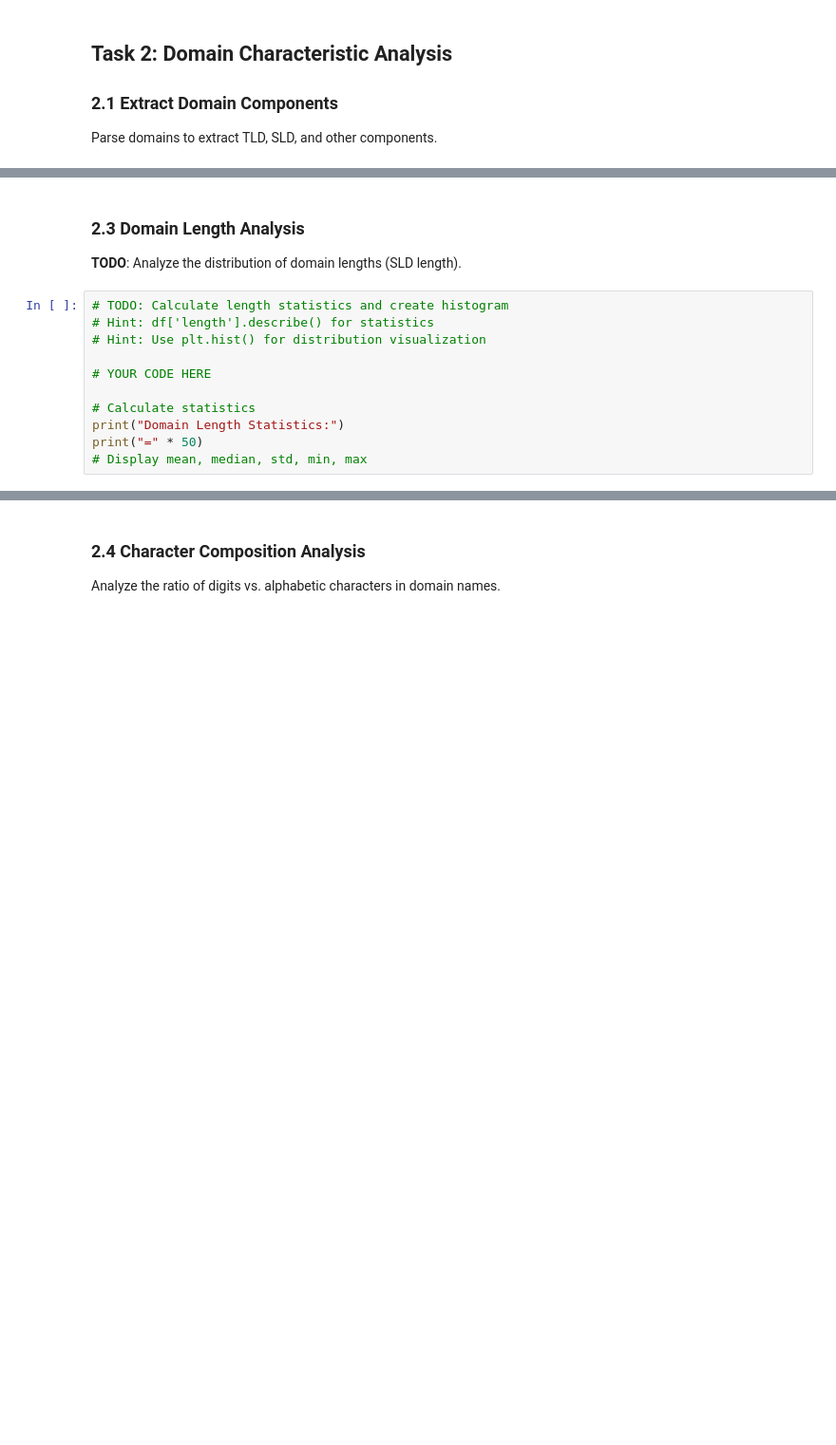
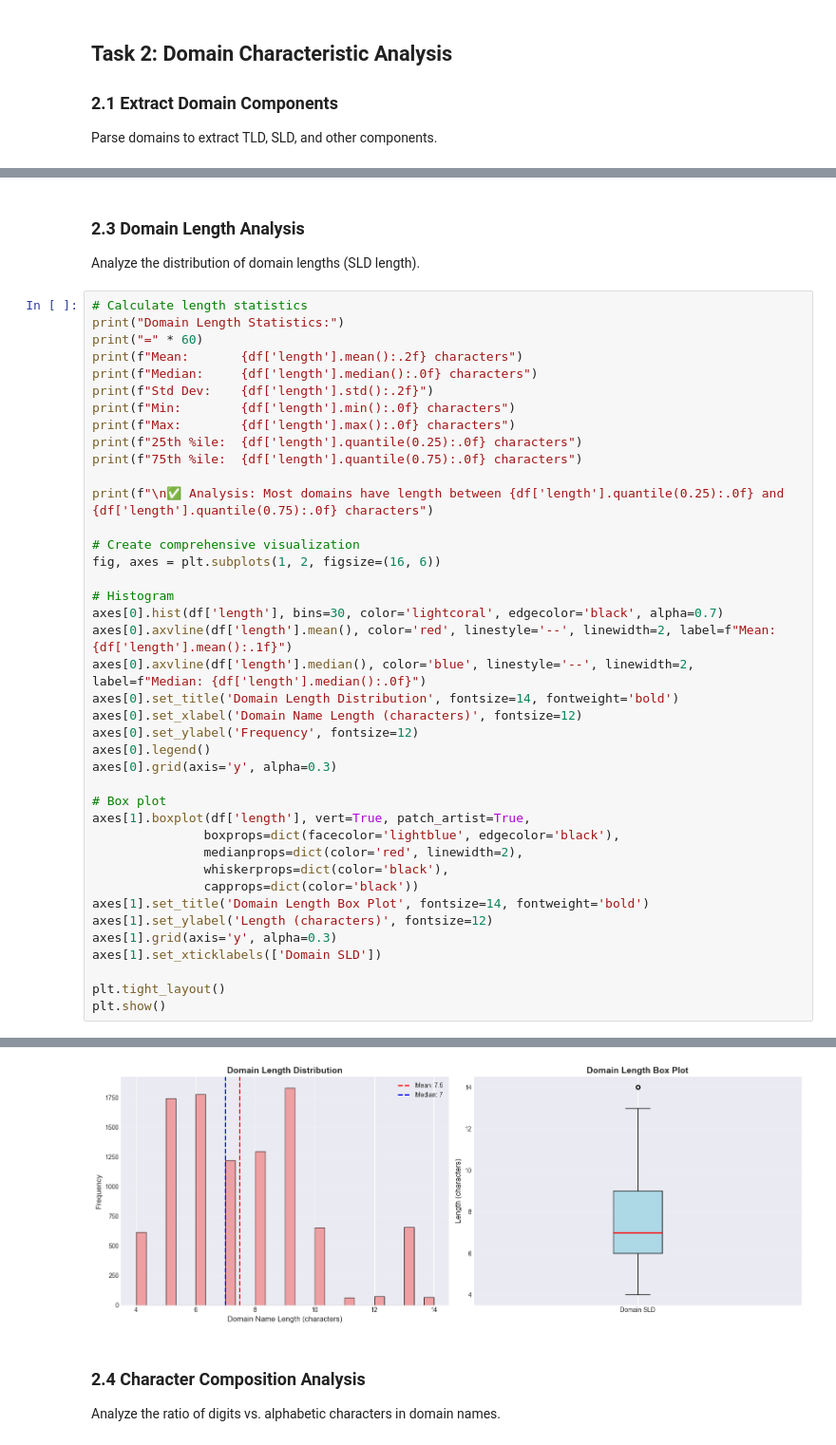
Before and after one commit to sashank/dga, a Jupyter notebook: Exercises/exercise_8.1a/exercise_8.1a_dns_traffic_analysis.ipynb, the cells around one changed output, grey strips where cells are left out. Shown at 95% size. Saved outputs shown, nothing was run; the diff lists cells and outputs as text; blank space fills up the shorter version.

```diff
--- a/Exercises/exercise_8.1a/exercise_8.1a_dns_traffic_analysis.ipynb
+++ b/Exercises/exercise_8.1a/exercise_8.1a_dns_traffic_analysis.ipynb
@@ -195,15 +288,45 @@ display(df[['domain', 'sld', 'tld', 'subdomain_count', 'length']].head(10))
 # %% [markdown]
 ### 2.3 Domain Length Analysis
 
-**TODO**: Analyze the distribution of domain lengths (SLD length).
+Analyze the distribution of domain lengths (SLD length).
 # %%
-# TODO: Calculate length statistics and create histogram
-# Hint: df['length'].describe() for statistics
-# Hint: Use plt.hist() for distribution visualization
+# Calculate length statistics
+print("Domain Length Statistics:")
+print("=" * 60)
+print(f"Mean:       {df['length'].mean():.2f} characters")
+print(f"Median:     {df['length'].median():.0f} characters")
+print(f"Std Dev:    {df['length'].std():.2f}")
+print(f"Min:        {df['length'].min():.0f} characters")
+print(f"Max:        {df['length'].max():.0f} characters")
+print(f"25th %ile:  {df['length'].quantile(0.25):.0f} characters")
+print(f"75th %ile:  {df['length'].quantile(0.75):.0f} characters")
 
-# YOUR CODE HERE
+print(f"\n✅ Analysis: Most domains have length between {df['length'].quantile(0.25):.0f} and {df['length'].quantile(0.75):.0f} characters")
 
-# Calculate statistics
-print("Domain Length Statistics:")
-print("=" * 50)
-# Display mean, median, std, min, max
+# Create comprehensive visualization
+fig, axes = plt.subplots(1, 2, figsize=(16, 6))
+
+# Histogram
+axes[0].hist(df['length'], bins=30, color='lightcoral', edgecolor='black', alpha=0.7)
+axes[0].axvline(df['length'].mean(), color='red', linestyle='--', linewidth=2, label=f"Mean: {df['length'].mean():.1f}")
+axes[0].axvline(df['length'].median(), color='blue', linestyle='--', linewidth=2, label=f"Median: {df['length'].median():.0f}")
+axes[0].set_title('Domain Length Distribution', fontsize=14, fontweight='bold')
+axes[0].set_xlabel('Domain Name Length (characters)', fontsize=12)
+axes[0].set_ylabel('Frequency', fontsize=12)
+axes[0].legend()
+axes[0].grid(axis='y', alpha=0.3)
+
+# Box plot
+axes[1].boxplot(df['length'], vert=True, patch_artist=True,
+               boxprops=dict(facecolor='lightblue', edgecolor='black'),
+               medianprops=dict(color='red', linewidth=2),
+               whiskerprops=dict(color='black'),
+               capprops=dict(color='black'))
+axes[1].set_title('Domain Length Box Plot', fontsize=14, fontweight='bold')
+axes[1].set_ylabel('Length (characters)', fontsize=12)
+axes[1].grid(axis='y', alpha=0.3)
+axes[1].set_xticklabels(['Domain SLD'])
+
+plt.tight_layout()
+plt.show()
+# %% [output]
@@ -210,3 +344,4 @@ print("=" * 50)
+[figure, added]
 # %% [markdown]
 ### 2.4 Character Composition Analysis
 
```
Also changed, not shown: parts of 16 cells of this notebook.
